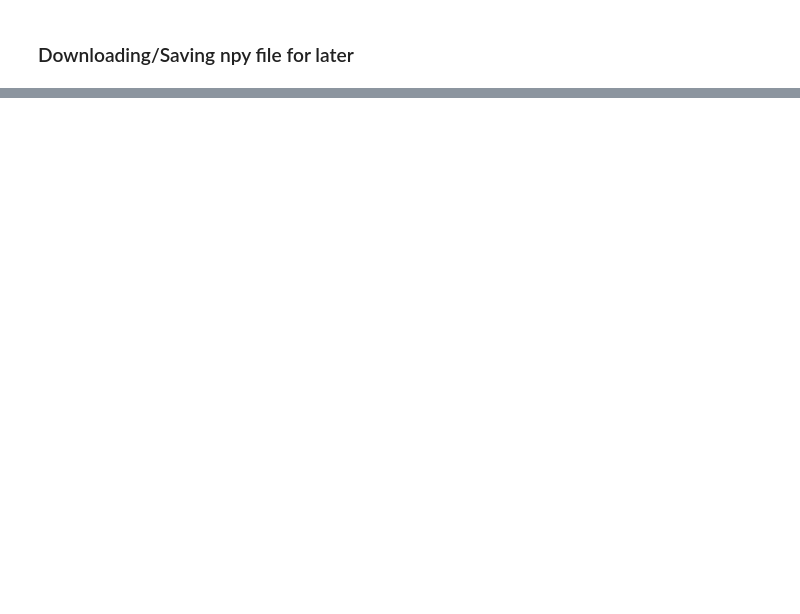
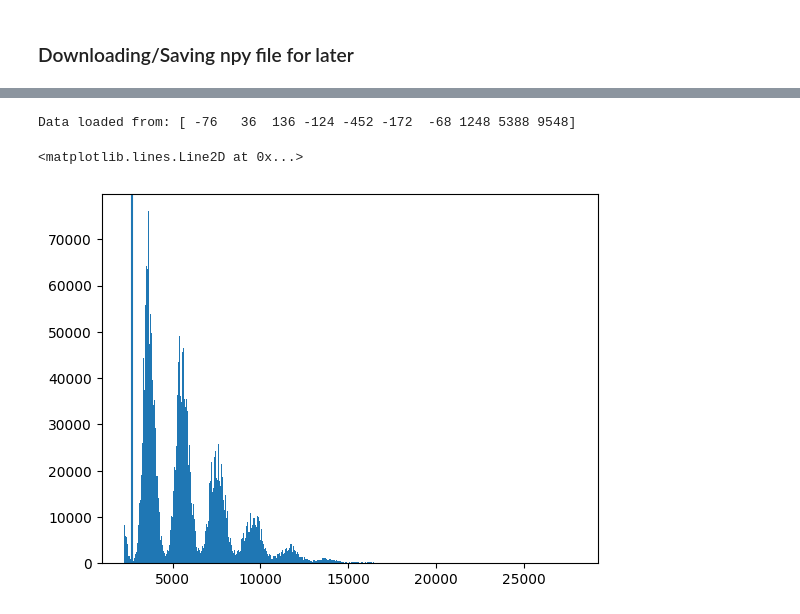
Before and after one commit to Gabewitt/RFSoC, a Jupyter notebook: PNR_measurement_scripts/test.ipynb, the cells around one changed output, grey strips where cells are left out. Drawn from its saved outputs; the diff is of its cells as text; code cells hidden in the pictures; blank space fills up the shorter version.

```diff
--- a/PNR_measurement_scripts/test.ipynb
+++ b/PNR_measurement_scripts/test.ipynb
@@ -73,3 +59,17 @@ x, y = pnr_analyzer.classify(data)
 plt.figure(dpi=500)
 plt.hist(y, bins=2000)
 plt.show()
+# %%
+data_dir = "/home/rfsoc/Documents/SNSPD_Lab_Measurements/PNR/RFSoC/20260319/received_data_RAM_3.npy"
+data = np.load(data_dir)
+print("Data loaded from:", data[:10])
+# %% [output]
+Data loaded from: [ -76   36  136 -124 -452 -172  -68 1248 5388 9548]
+# %%
+x, y = pnr_analyzer.classify(data)
+# %%
+plt.hist(y, bins=2000)
+plt.axvline(2700)
+# %% [output]
+<matplotlib.lines.Line2D at 0x...>
+[figure, added]
```
Also changed, not shown: parts of 21 cells of this notebook, 2 other files.
